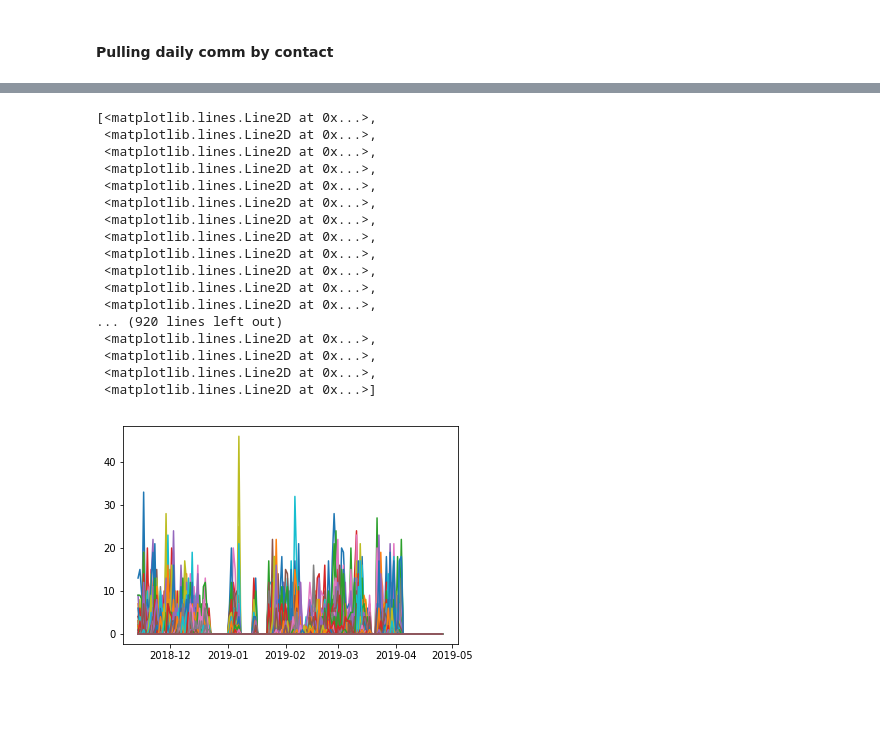
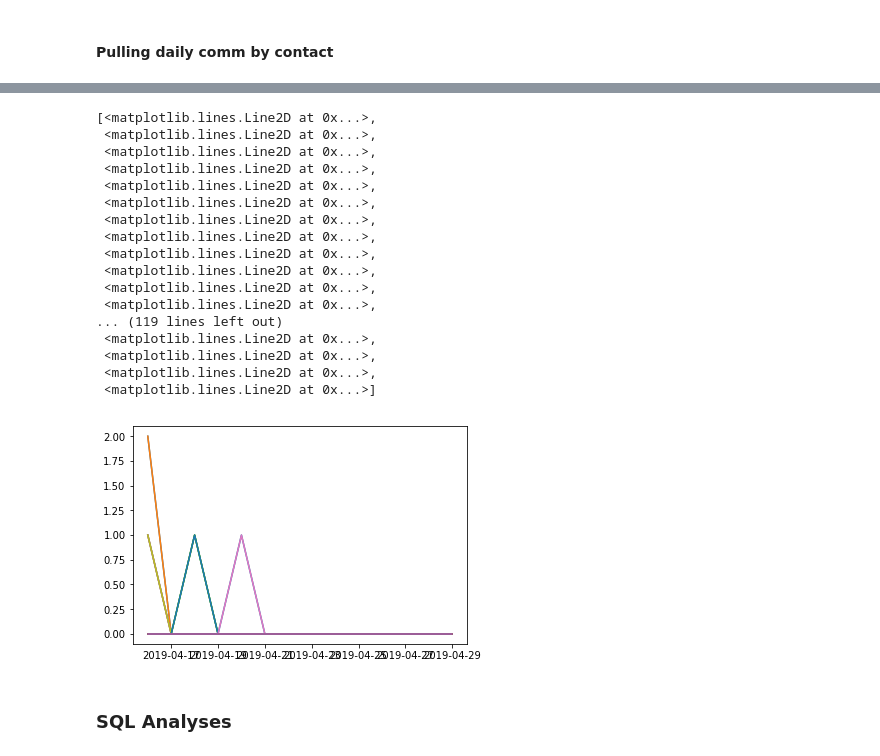
Before and after one commit to HeyCharlie2016/analysis, a Jupyter notebook: notebooks/EarlyUserStats.ipynb, the cells around one changed output, grey strips where cells are left out. Drawn from its saved outputs; the diff is of its cells as text; code cells hidden in the pictures; blank space fills up the shorter version.

```diff
--- a/notebooks/EarlyUserStats.ipynb
+++ b/notebooks/EarlyUserStats.ipynb
@@ -56,7 +56,7 @@ print(len(user_ids))
 ## Set Usernames of Interest
 # %%
 usernames = current_users.index
-usernames = ['pinky618','+vinny']
+usernames = ['pinky618','+vinny', 'davidt']
 # %% [markdown]
 ### Force-pulling Contacts data from MongoDB
 # %%
@@ -365,26 +351,26 @@ day_contact_comm_dict['+vinny'].head()
 # %%
 fig = plt.figure()
 ax = fig.add_subplot(111)
-ax.plot(day_contact_comm_dict['+vinny'].drop('total_comm', axis=1))
+ax.plot(day_contact_comm_dict['davidt'].drop('total_comm', axis=1))
 # %% [output]
 [<matplotlib.lines.Line2D at 0x...>,
  <matplotlib.lines.Line2D at 0x...>,
  <matplotlib.lines.Line2D at 0x...>,
  <matplotlib.lines.Line2D at 0x...>,
  <matplotlib.lines.Line2D at 0x...>,
  <matplotlib.lines.Line2D at 0x...>,
  <matplotlib.lines.Line2D at 0x...>,
  <matplotlib.lines.Line2D at 0x...>,
  <matplotlib.lines.Line2D at 0x...>,
  <matplotlib.lines.Line2D at 0x...>,
  <matplotlib.lines.Line2D at 0x...>,
  <matplotlib.lines.Line2D at 0x...>,
-... (920 lines left out)
+... (119 lines left out)
  <matplotlib.lines.Line2D at 0x...>,
  <matplotlib.lines.Line2D at 0x...>,
  <matplotlib.lines.Line2D at 0x...>,
  <matplotlib.lines.Line2D at 0x...>]
-[figure, old version]
+[figure, new version]
 # %%
 # current_users[['date_created', 'unrated_contacts', 'risky_contacts', 'neutral_contacts', 'supportive_contacts', 'rated_contacts']]
 # current_users
@@ -399,0 +386,2 @@ for username in usernames:
+# %% [markdown]
+### SQL Analyses
```
Also changed, not shown: parts of 12 cells of this notebook, 1 other file.
